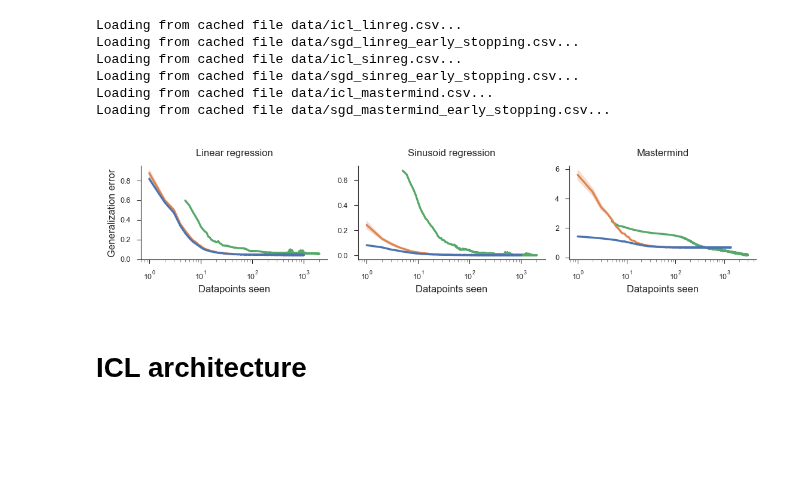
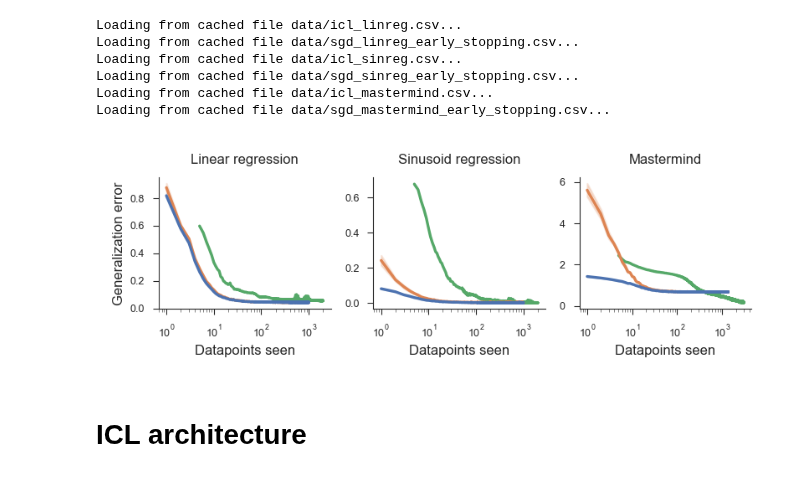
Before and after one commit to 3rdCore/PrequentialCode, a Jupyter notebook: papers/preprint/notebook.ipynb, the cells around one changed output. Drawn from its saved outputs; the diff is of its cells as text; code cells hidden in the pictures; blank space fills up the shorter version.

```diff
--- a/papers/preprint/notebook.ipynb
+++ b/papers/preprint/notebook.ipynb
@@ -152,7 +152,7 @@ default_method_hue = {
     "prequential_implicit": sns.color_palette()[3],
     "prequential_mamba1": sns.color_palette()[5],
     "prequential_mamba2": sns.color_palette()[6],
-    "llm": sns.color_palette()[3],
+    "llm": sns.color_palette()[7],
     "marginal": sns.color_palette()[4],
     "sgd_val_early_stop": sns.color_palette()[2],
     "sgd_unregularized": sns.color_palette()[3],
@@ -363,20 +363,20 @@ Loading from cached file data/sgd_sinreg_early_stopping.csv...
 Loading from cached file data/icl_mastermind.csv...
 Loading from cached file data/sgd_mastermind_early_stopping.csv...
 # %%
-fig, axs = plt.subplots(1, 3, figsize=(5.5, 1.3))
+fig, axs = plt.subplots(1, 3, figsize=(3.9, 1.3))
 
 plot_nsample_loss(axs[0], data_linreg)
 plot_nsample_loss(axs[1], data_sinreg)
 plot_nsample_loss(axs[2], data_mastermind)
 
 axs[0].set(title="Linear regression")
 axs[1].set(title="Sinusoid regression", ylabel=None)
 axs[2].set(title="Mastermind", ylabel=None)
 
 fig.savefig("saved/prequential_vs_train.pdf")
 plt.show()
 # %% [output]
-[figure, old version]
+[figure, new version]
 # %% [markdown]
 # ICL architecture
 # %%
```
Also changed, not shown: parts of 14 cells of this notebook, 7 other files.
